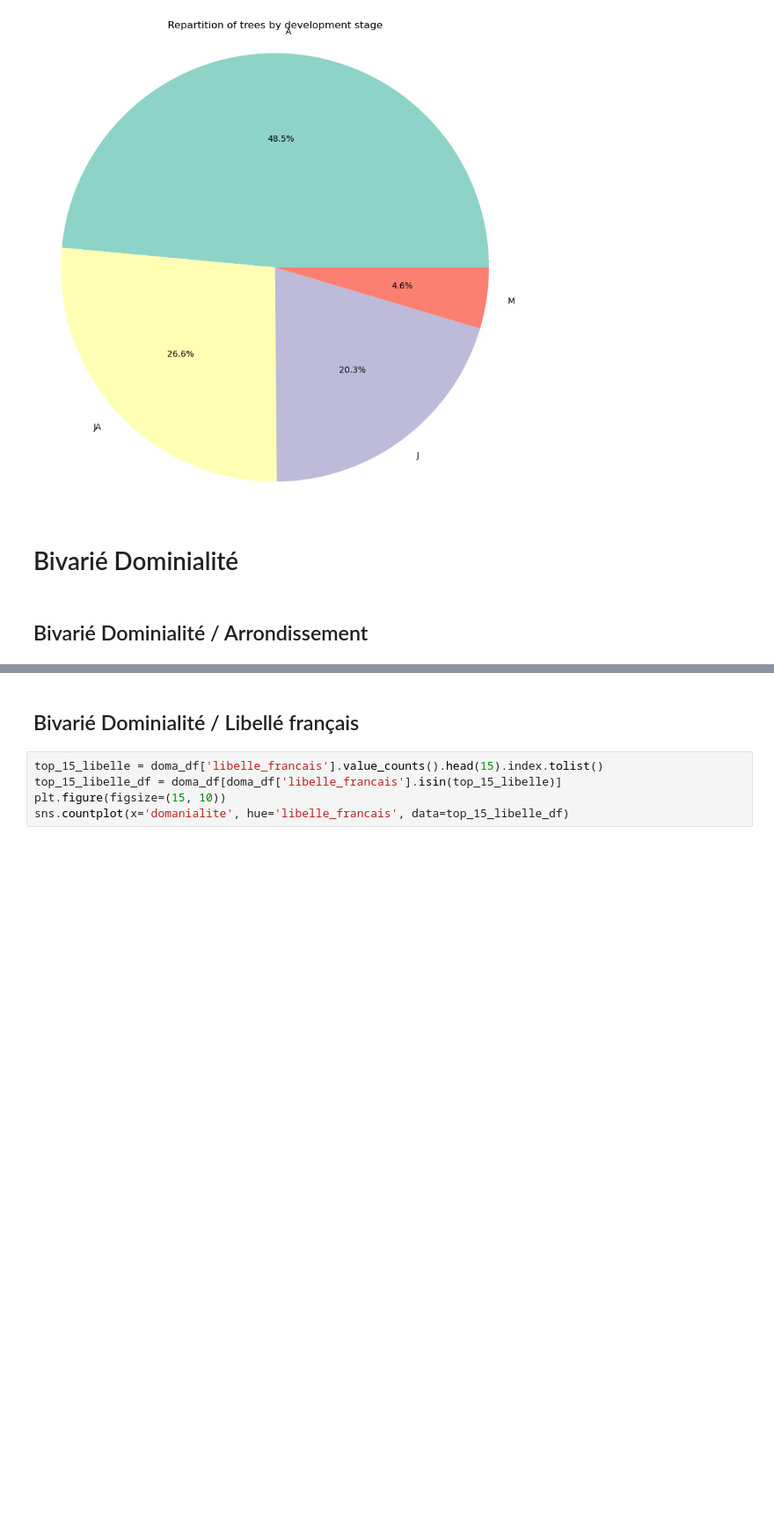
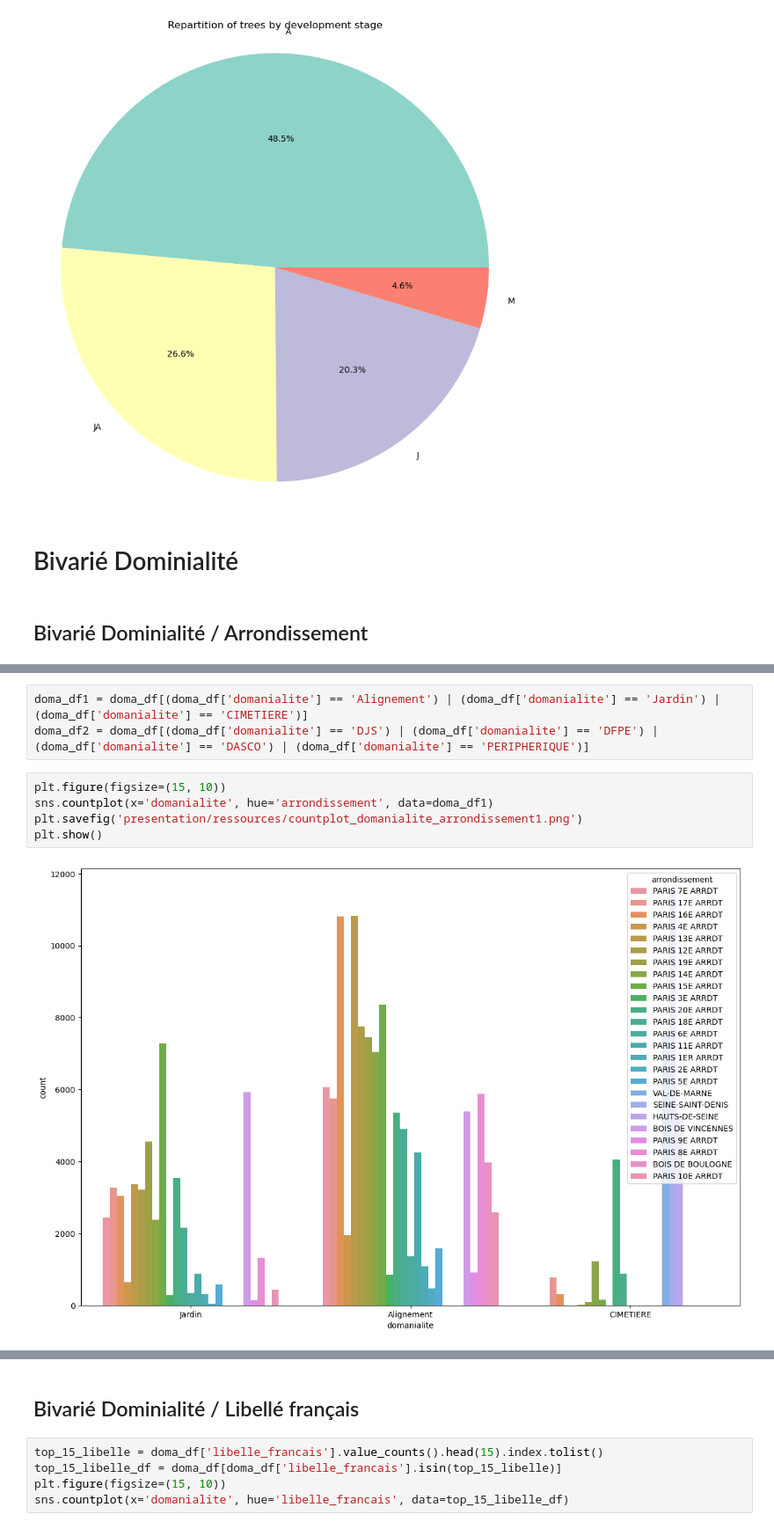
Before and after one commit to LAlto96/ocaiep02, a Jupyter notebook: DataClean.ipynb, the cells around one changed output, grey strips where cells are left out. Shown at 88% size. Cells and saved outputs as stored; diff of their text form; blank space fills up the shorter version.

```diff
--- a/DataClean.ipynb
+++ b/DataClean.ipynb
@@ -767 +766,11 @@ sns.countplot(x='domanialite', hue='arrondissement', data=doma_df)
 [figure]
+# %%
+doma_df1 = doma_df[(doma_df['domanialite'] == 'Alignement') | (doma_df['domanialite'] == 'Jardin') | (doma_df['domanialite'] == 'CIMETIERE')]
+doma_df2 = doma_df[(doma_df['domanialite'] == 'DJS') | (doma_df['domanialite'] == 'DFPE') | (doma_df['domanialite'] == 'DASCO') | (doma_df['domanialite'] == 'PERIPHERIQUE')]
+# %%
+plt.figure(figsize=(15, 10))
+sns.countplot(x='domanialite', hue='arrondissement', data=doma_df1)
+plt.savefig('presentation/ressources/countplot_domanialite_arrondissement1.png')
+plt.show()
+# %% [output]
+[figure, added]
```
Also changed, not shown: parts of 15 cells of this notebook, 34 other files.
